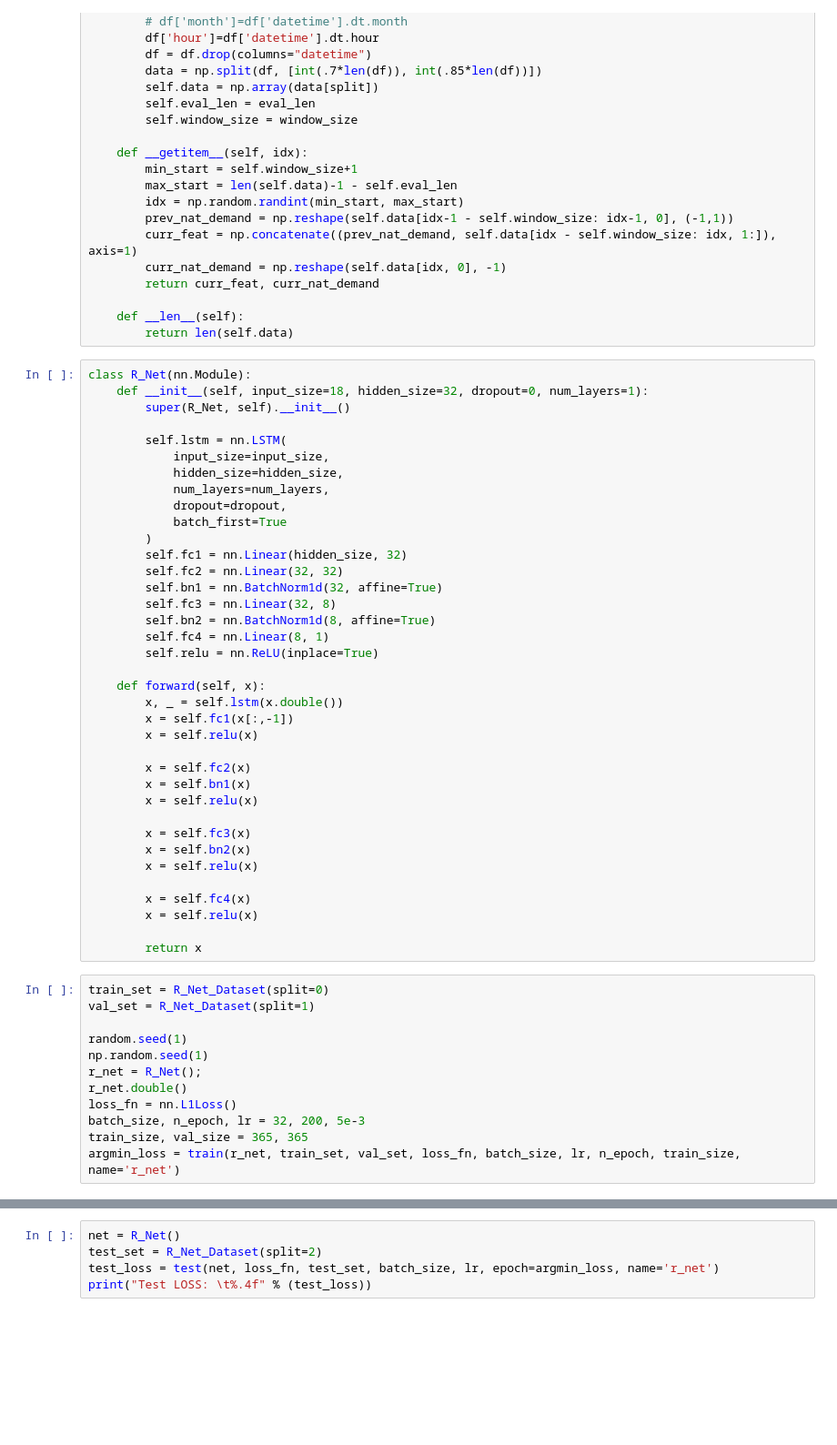
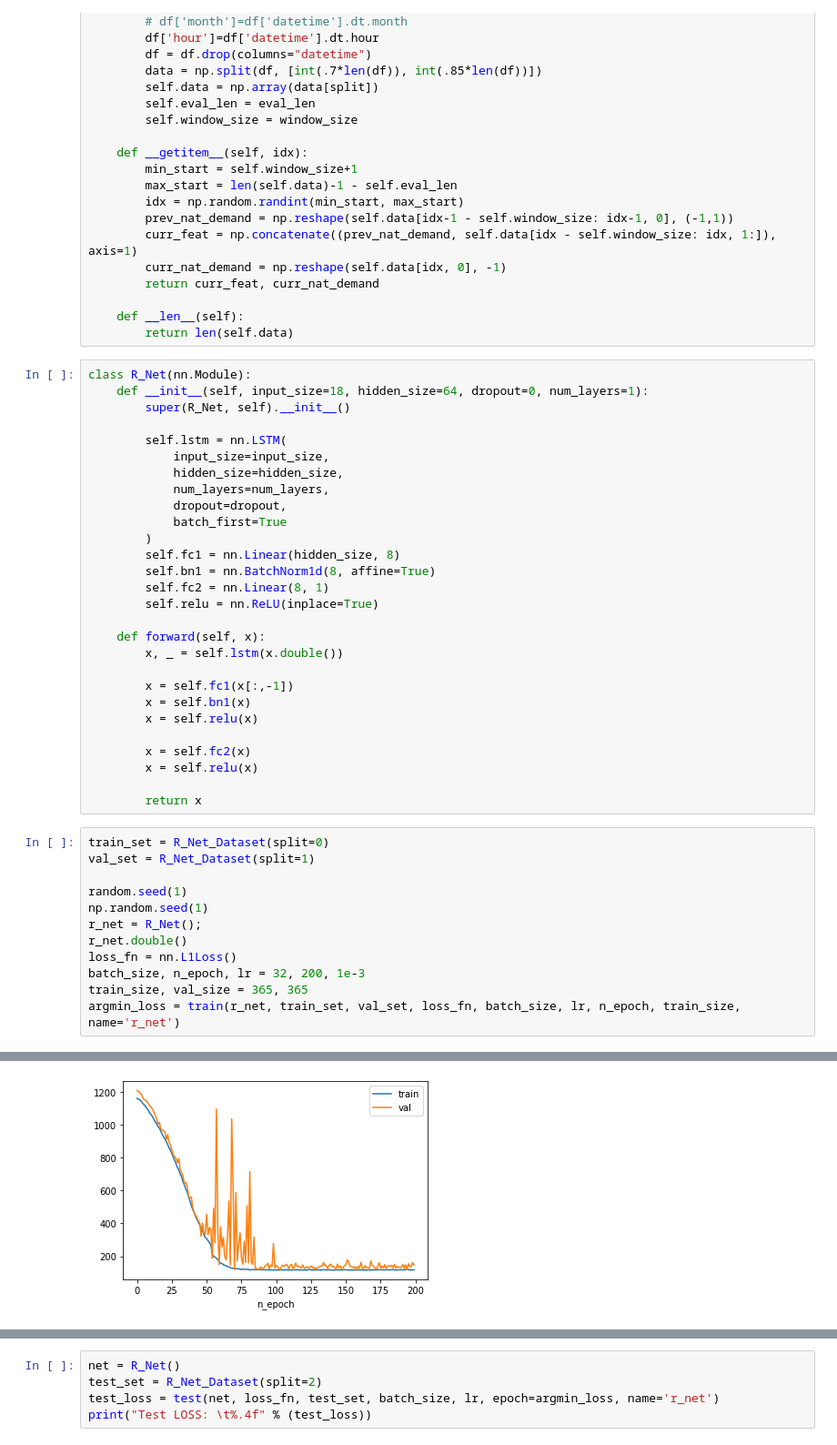
Before and after one commit to wilbertcaine/COMP4211, a Jupyter notebook: Project/Project.ipynb, the cells around one changed output, grey strips where cells are left out. Shown: that part at 91% size. Drawn from its saved outputs; the diff is of its cells as text; blank space fills up the shorter version.

```diff
--- a/Project/Project.ipynb
+++ b/Project/Project.ipynb
@@ -286,7 +286,7 @@ class R_Net_Dataset(Dataset):
         return len(self.data)
 # %%
 class R_Net(nn.Module):
-    def __init__(self, input_size=18, hidden_size=32, dropout=0, num_layers=1):
+    def __init__(self, input_size=18, hidden_size=64, dropout=0, num_layers=1):
         super(R_Net, self).__init__()
 
         self.lstm = nn.LSTM(
@@ -296,28 +296,19 @@ class R_Net(nn.Module):
             dropout=dropout,
             batch_first=True
         )
-        self.fc1 = nn.Linear(hidden_size, 32)
-        self.fc2 = nn.Linear(32, 32)
-        self.bn1 = nn.BatchNorm1d(32, affine=True)
-        self.fc3 = nn.Linear(32, 8)
-        self.bn2 = nn.BatchNorm1d(8, affine=True)
-        self.fc4 = nn.Linear(8, 1)
+        self.fc1 = nn.Linear(hidden_size, 8)
+        self.bn1 = nn.BatchNorm1d(8, affine=True)
+        self.fc2 = nn.Linear(8, 1)
         self.relu = nn.ReLU(inplace=True)
 
     def forward(self, x):
         x, _ = self.lstm(x.double())
+
         x = self.fc1(x[:,-1])
+        x = self.bn1(x)
         x = self.relu(x)
 
         x = self.fc2(x)
-        x = self.bn1(x)
-        x = self.relu(x)
-
-        x = self.fc3(x)
-        x = self.bn2(x)
-        x = self.relu(x)
-
-        x = self.fc4(x)
         x = self.relu(x)
 
         return x
@@ -330,7 +321,7 @@ np.random.seed(1)
 r_net = R_Net();
 r_net.double()
 loss_fn = nn.L1Loss()
-batch_size, n_epoch, lr = 32, 200, 5e-3
+batch_size, n_epoch, lr = 32, 200, 1e-3
 train_size, val_size = 365, 365
 argmin_loss = train(r_net, train_set, val_set, loss_fn, batch_size, lr, n_epoch, train_size, name='r_net')
 # %% [output]
@@ -337,0 +345 @@ argmin_loss = train(r_net, train_set, val_set, loss_fn, batch_size, lr, n_epoch,
+[figure, added]
```
Also changed, not shown: parts of 9 cells of this notebook.
